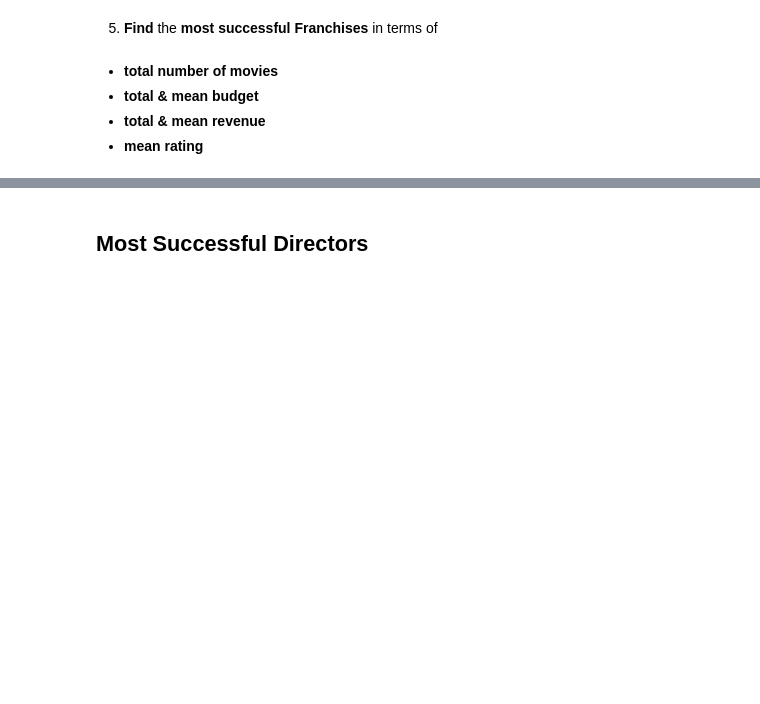
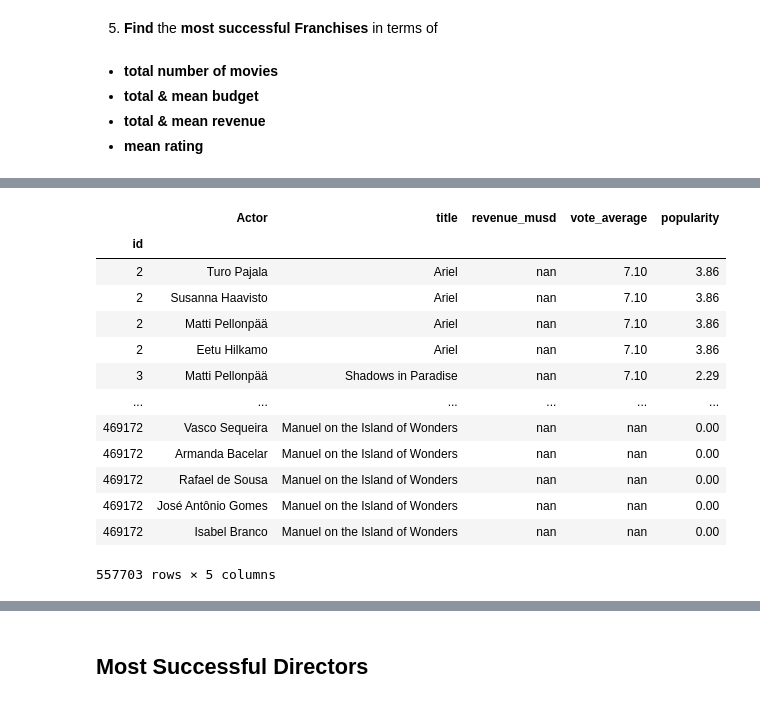
Before and after one commit to IsaacAderogba/pandas-exercises, a Jupyter notebook: project01-data-analysis/Project_01_ProjectBrief_blank.ipynb, the cells around one changed output, grey strips where cells are left out. Drawn from its saved outputs; the diff is of its cells as text; code cells hidden in the pictures; blank space fills up the shorter version.

```diff
--- a/project01-data-analysis/Project_01_ProjectBrief_blank.ipynb
+++ b/project01-data-analysis/Project_01_ProjectBrief_blank.ipynb
@@ -1017,0 +1226,17 @@ __Franchise vs. Stand-alone: Average Rating__
+# %%
+act
+# %% [output]
+|  | Actor | title | revenue_musd | vote_average | popularity |
+| id |  |  |  |  |  |
+| 2 | Turo Pajala | Ariel | nan | 7.10 | 3.86 |
+| 2 | Susanna Haavisto | Ariel | nan | 7.10 | 3.86 |
+| 2 | Matti Pellonpää | Ariel | nan | 7.10 | 3.86 |
+| 2 | Eetu Hilkamo | Ariel | nan | 7.10 | 3.86 |
+| 3 | Matti Pellonpää | Shadows in Paradise | nan | 7.10 | 2.29 |
+| ... | ... | ... | ... | ... | ... |
+| 469172 | Vasco Sequeira | Manuel on the Island of Wonders | nan | nan | 0.00 |
+| 469172 | Armanda Bacelar | Manuel on the Island of Wonders | nan | nan | 0.00 |
+| 469172 | Rafael de Sousa | Manuel on the Island of Wonders | nan | nan | 0.00 |
+| 469172 | José Antônio Gomes | Manuel on the Island of Wonders | nan | nan | 0.00 |
+| 469172 | Isabel Branco | Manuel on the Island of Wonders | nan | nan | 0.00 |
+557703 rows × 5 columns
```
Also changed, not shown: parts of 36 cells of this notebook.
